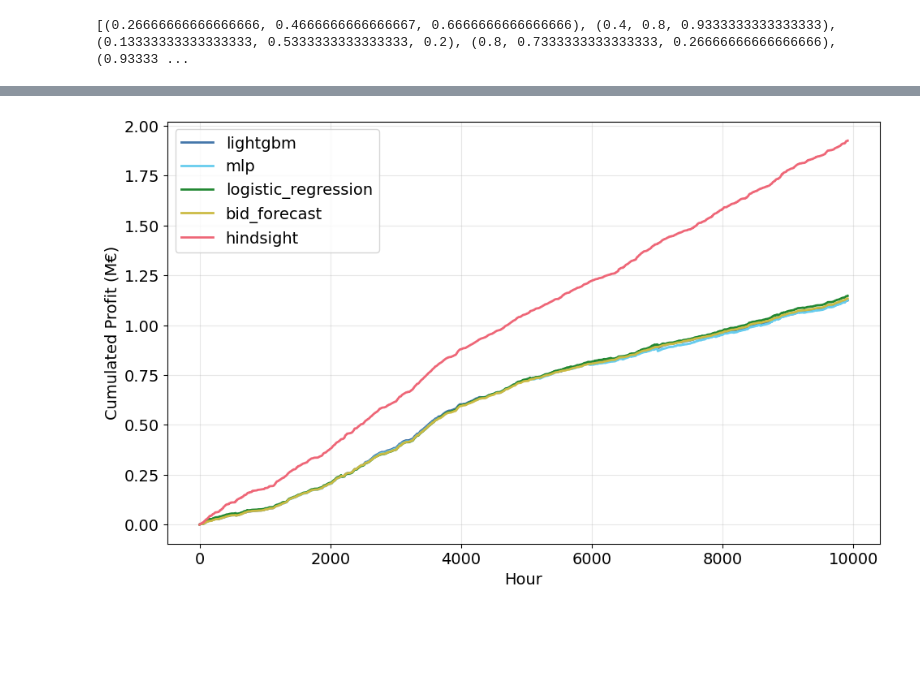
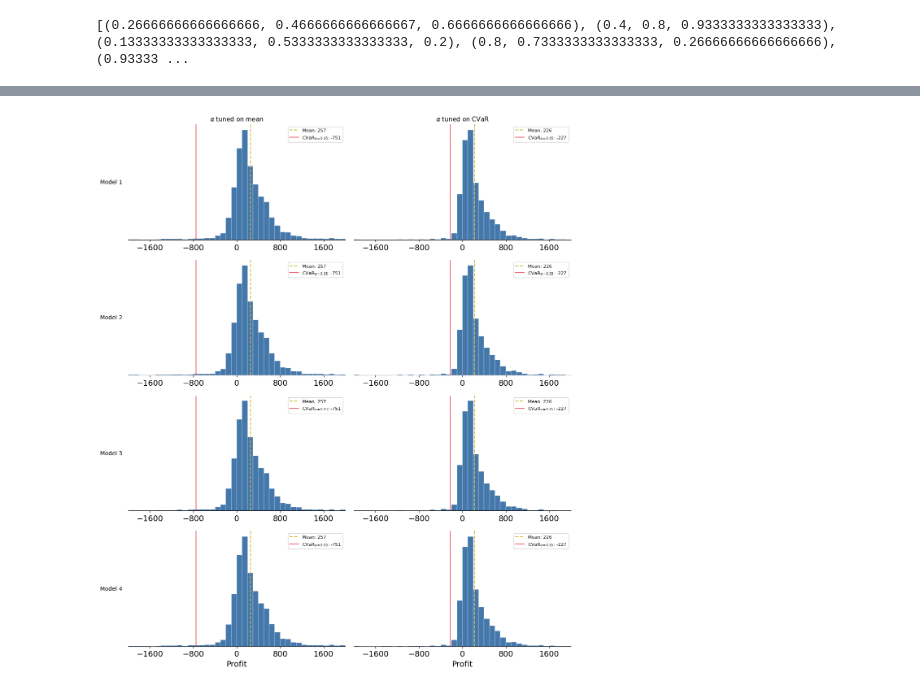
Before and after one commit to yahei-DTU/day_ahead_v2, a Jupyter notebook: notebooks/profit_plots.ipynb, the cells around one changed output, grey strips where cells are left out. Cells and saved outputs as stored; diff of their text form; code cells hidden in the pictures; blank space fills up the shorter version.

Commit message:
model runs and profit plots

```diff
--- a/notebooks/profit_plots.ipynb
+++ b/notebooks/profit_plots.ipynb
@@ -99,14 +45,60 @@ plt.show()
-# %%
-plt.figure()
-
-for i, m in enumerate(model):
-    plt.plot(data[m]["profit"].cumsum() / 1e6, label=m, linewidth=2, color=list_colors[i])
-
-plt.xlabel("Hour")
-plt.ylabel("Cumulated Profit (M€)")
-plt.legend()
-plt.grid(True, alpha=0.3)
-plt.tight_layout()
-plt.show()
-# %% [output]
-[figure, removed]
+# %%
+
+alpha = 0.05  # CVaR confidence level
+
+row_labels = ["Model 1", "Model 2", "Model 3", "Model 4"]
+col_labels = [r"$\alpha$ tuned on mean", r"$\alpha$ tuned on CVaR"]
+exp_keys = ["alpha_tuning_exp1", "alpha_tuning_exp2"]
+
+alpha = 0.05  # CVaR confidence level
+bin_width = 100  # €
+bin_edges = np.arange(-2000, 2001, bin_width)
+
+row_labels = ["Model 1", "Model 2", "Model 3", "Model 4"]
+col_labels = [r"$\alpha$ tuned on mean", r"$\alpha$ tuned on CVaR"]
+exp_keys = ["alpha_tuning_exp1", "alpha_tuning_exp2"]
+
+fig, axes = plt.subplots(4, 2, figsize=(12, 14))
+
+for i, ax in enumerate(axes.flatten()):
+    row, col = divmod(i, 2)
+    m = model[row % len(model)]
+    profits = data[exp_keys[col]][m]["profit"].dropna().values
+
+    mean_val = profits.mean()
+    cvar_threshold = np.quantile(profits, alpha)
+    cvar_val = profits[profits <= cvar_threshold].mean()
+
+    ax.hist(profits, bins=bin_edges, color=list_colors[0], edgecolor="white", linewidth=0.3)
+    ax.axvline(mean_val, color=list_colors[3], linewidth=1.5, linestyle="--", label=f"Mean: {mean_val:.0f}")
+    ax.axvline(cvar_val, color=list_colors[4], linewidth=1.5, linestyle="-", label=f"CVaR$_{{\\alpha={alpha}}}$: {cvar_val:.0f}")
+
+    # Remove all spines except bottom
+    for spine in ["top", "left", "right"]:
+        ax.spines[spine].set_visible(False)
+
+    # Remove y-axis ticks and tick labels
+    ax.tick_params(left=False, labelleft=False)
+
+    ax.set_xlim(-2000, 2000)
+    ax.xaxis.set_major_locator(plt.MaxNLocator(5))
+
+    # Column headers on top row
+    if row == 0:
+        ax.set_title(col_labels[col], fontsize=11)
+
+    # Model name on left side of each row (left column only)
+    if col == 0:
+        ax.set_ylabel(row_labels[row], rotation=0, ha="right", va="center", labelpad=10, fontsize=10)
+
+    # X-axis label only on bottom row
+    if row == 3:
+        ax.set_xlabel("Profit")
+
+    ax.legend(fontsize=8)
+
+fig.tight_layout()
+fig.savefig("/home/yahei/code/day_ahead_v2/reports/figures/profit/profit_distributions.pdf")
+plt.show()
+# %% [output]
+[figure, added]
```
Also changed, not shown: parts of 5 cells of this notebook, 17 other files.
